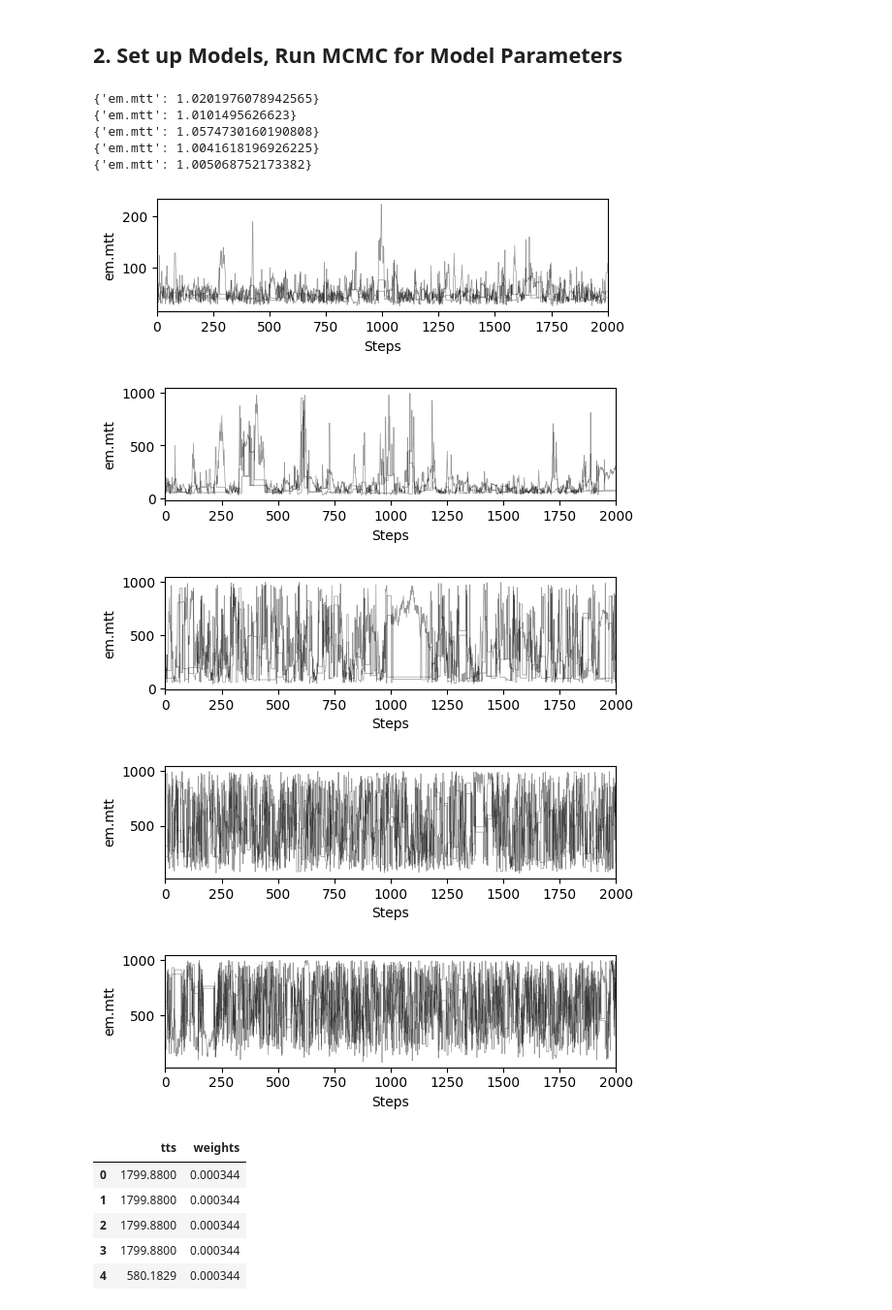
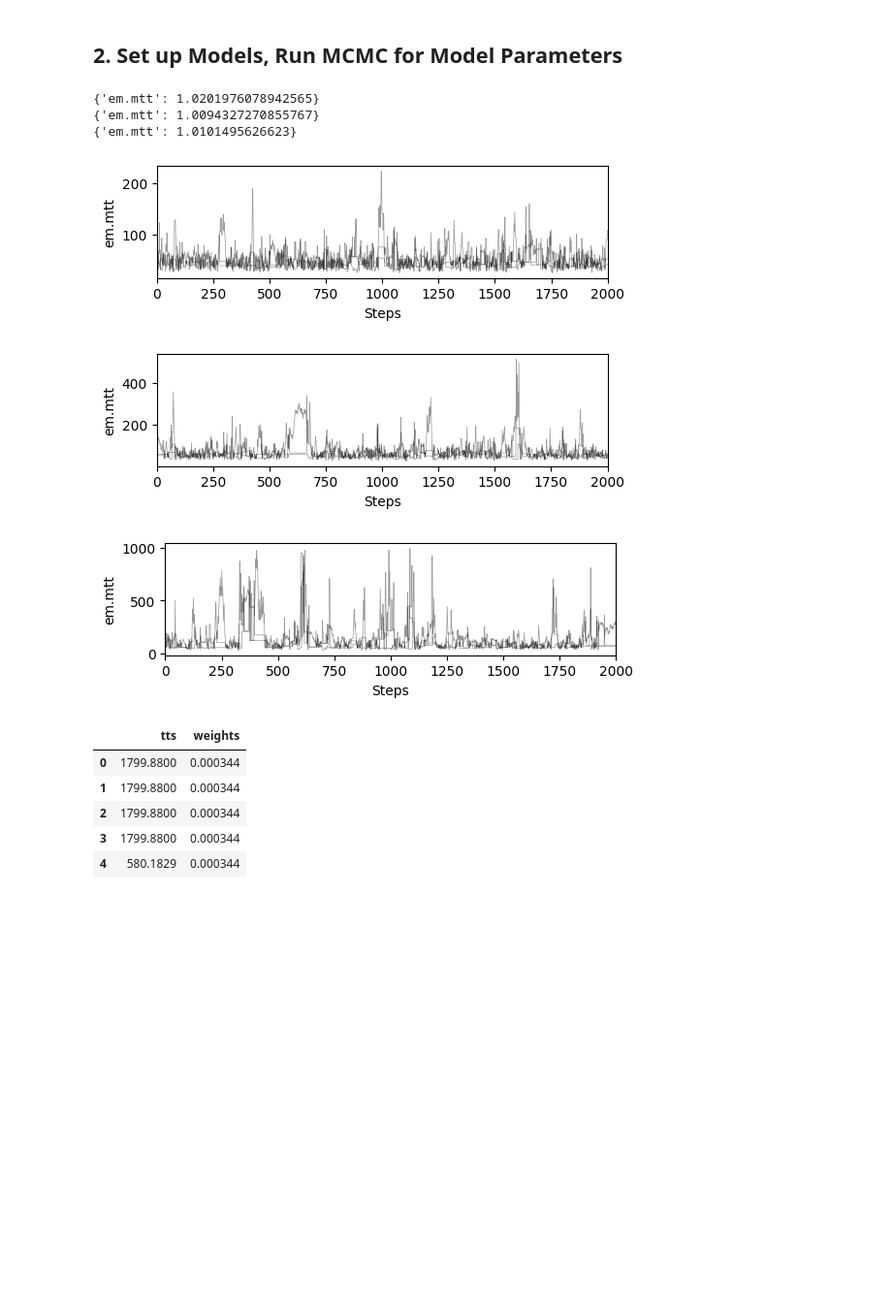
Before and after one commit to iGW-TU-Dresden/PyTracerLab, a Jupyter notebook: docs/examples/example_11.ipynb, the cells around one changed output. Shown at 97% size. Cells and saved outputs as stored; diff of their text form; code cells hidden in the pictures; blank space fills up the shorter version.

```diff
--- a/docs/examples/example_11.ipynb
+++ b/docs/examples/example_11.ipynb
@@ -173,24 +173,20 @@ def run_mixing_fraction(em_fraction):
 # %%
 results, age_distributions, models = [], [], []
 
-mixing_ratios = np.linspace(.45, .65, 5) # np.linspace(.1, .9, 9)
+mixing_ratios = np.linspace(.45, .5, 3) # np.linspace(.1, .9, 9)
 
 for em_fraction in mixing_ratios:
     r_, a_, m_ = run_mixing_fraction(em_fraction)
     results.append(r_)
     age_distributions.append(a_)
     models.append(m_)
 # %% [output]
 {'em.mtt': 1.0201976078942565}
+{'em.mtt': 1.0094327270855767}
 {'em.mtt': 1.0101495626623}
-{'em.mtt': 1.0574730160190808}
-{'em.mtt': 1.0041618196926225}
-{'em.mtt': 1.005068752173382}
 [figure]
-[figure, old version]
+[figure, new version]
-[figure, old version]
+[figure, new version]
-[figure, removed]
-[figure, removed]
 # %%
 def nse(obs, sim):
     obs_ = obs.reshape(-1, 1)
```
Also changed, not shown: parts of 1 cell of this notebook, 1 other file.
